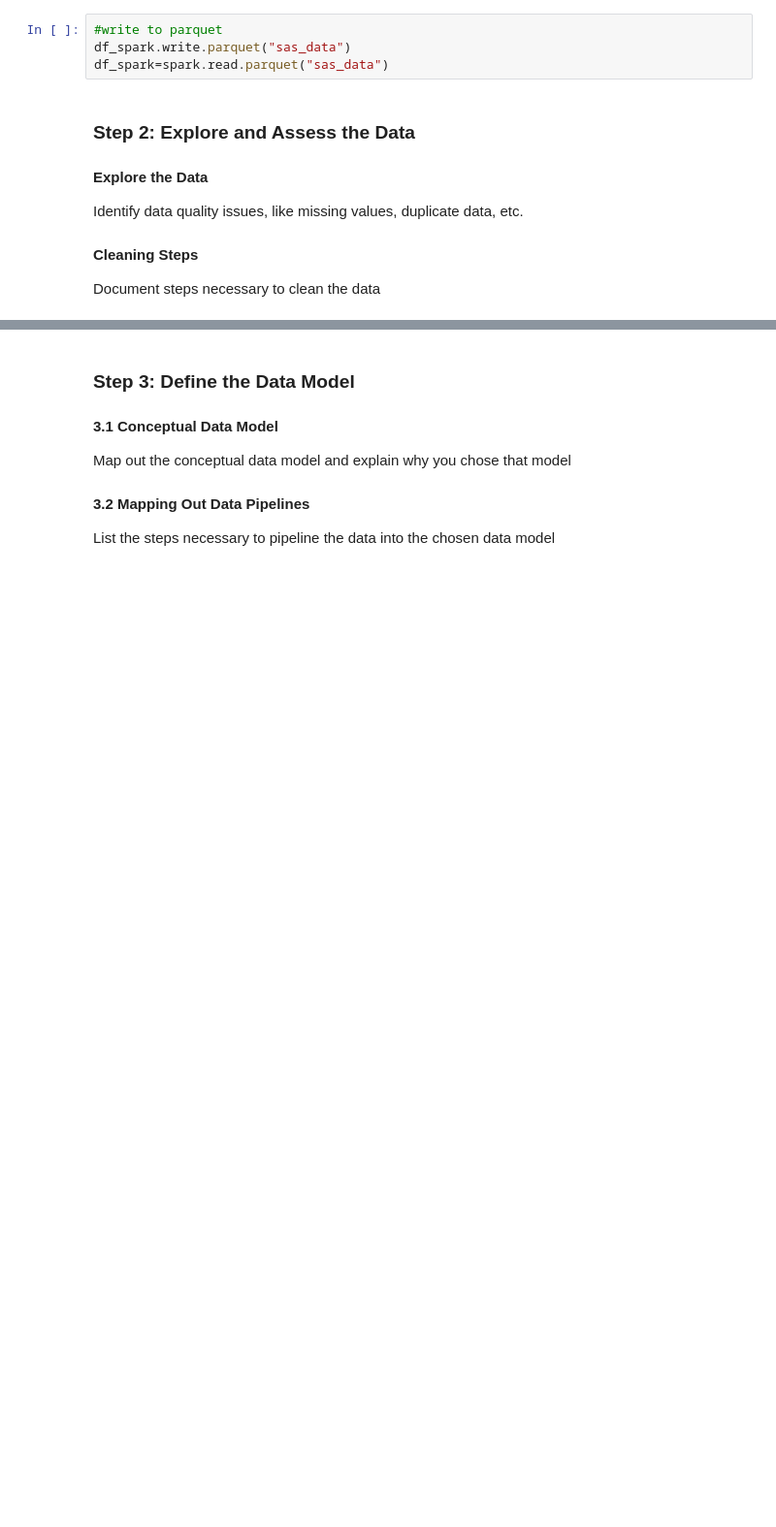
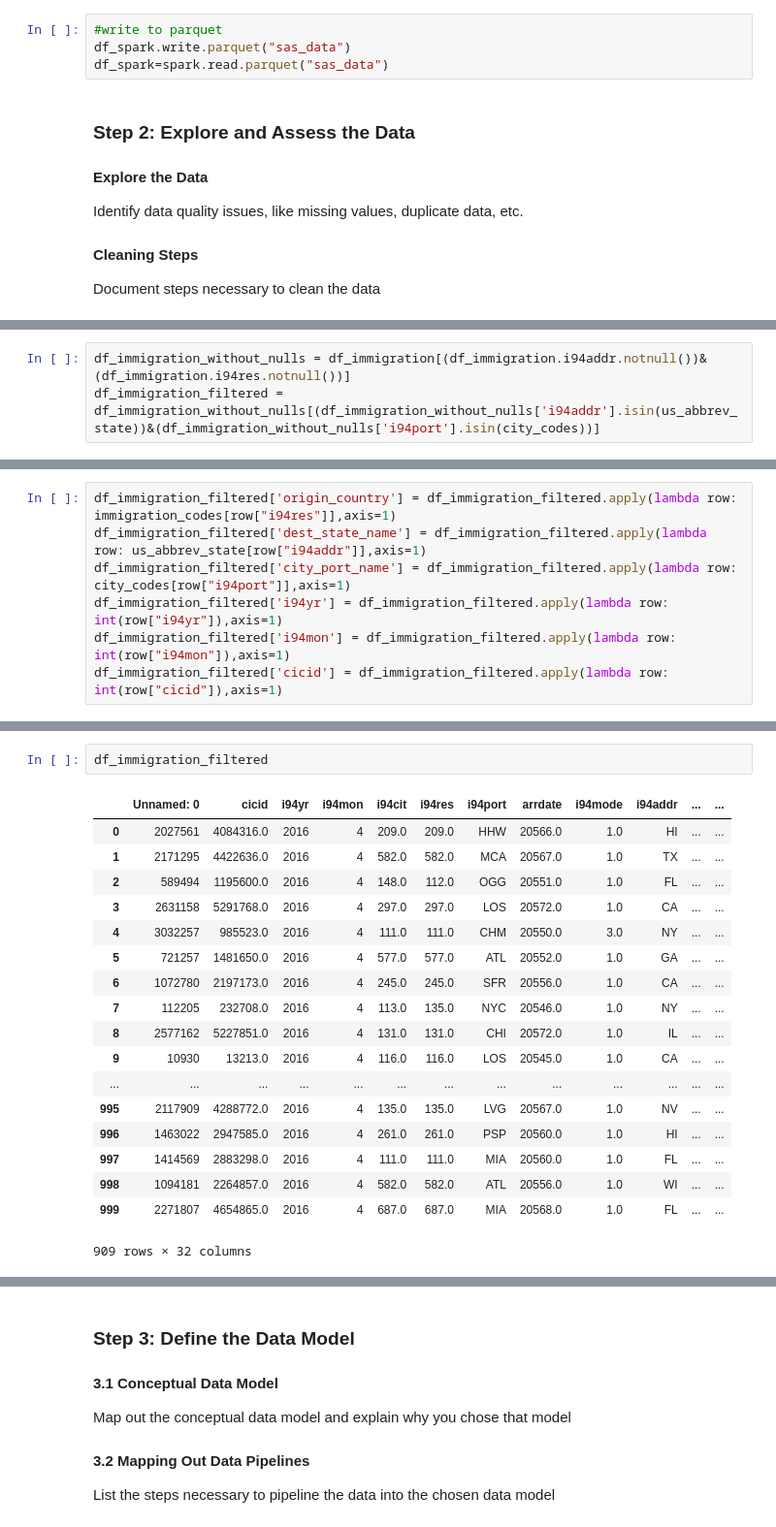
Before and after one commit to jlga94/dend-capstone, a Jupyter notebook: Capstone Project Template.ipynb, the cells around one changed output, grey strips where cells are left out. Shown at 97% size. Drawn from its saved outputs; the diff is of its cells as text; blank space fills up the shorter version.

```diff
--- a/Capstone Project Template.ipynb
+++ b/Capstone Project Template.ipynb
@@ -88,0 +792,3 @@ Document steps necessary to clean the data
+# %%
+df_immigration_without_nulls = df_immigration[(df_immigration.i94addr.notnull())&(df_immigration.i94res.notnull())]
+df_immigration_filtered = df_immigration_without_nulls[(df_immigration_without_nulls['i94addr'].isin(us_abbrev_state))&(df_immigration_without_nulls['i94port'].isin(city_codes))]
@@ -88,0 +1087,7 @@ Document steps necessary to clean the data
+# %%
+df_immigration_filtered['origin_country'] = df_immigration_filtered.apply(lambda row: immigration_codes[row["i94res"]],axis=1)
+df_immigration_filtered['dest_state_name'] = df_immigration_filtered.apply(lambda row: us_abbrev_state[row["i94addr"]],axis=1)
+df_immigration_filtered['city_port_name'] = df_immigration_filtered.apply(lambda row: city_codes[row["i94port"]],axis=1)
+df_immigration_filtered['i94yr'] = df_immigration_filtered.apply(lambda row: int(row["i94yr"]),axis=1)
+df_immigration_filtered['i94mon'] = df_immigration_filtered.apply(lambda row: int(row["i94mon"]),axis=1)
+df_immigration_filtered['cicid'] = df_immigration_filtered.apply(lambda row: int(row["cicid"]),axis=1)
@@ -88,0 +1112,21 @@ Document steps necessary to clean the data
+# %%
+df_immigration_filtered
+# %% [output]
+|  | Unnamed: 0 | cicid | i94yr | i94mon | i94cit | i94res | i94port | arrdate | i94mode | i94addr | ... | ... |
+| 0 | 2027561 | 4084316.0 | 2016 | 4 | 209.0 | 209.0 | HHW | 20566.0 | 1.0 | HI | ... | ... |
+| 1 | 2171295 | 4422636.0 | 2016 | 4 | 582.0 | 582.0 | MCA | 20567.0 | 1.0 | TX | ... | ... |
+| 2 | 589494 | 1195600.0 | 2016 | 4 | 148.0 | 112.0 | OGG | 20551.0 | 1.0 | FL | ... | ... |
+| 3 | 2631158 | 5291768.0 | 2016 | 4 | 297.0 | 297.0 | LOS | 20572.0 | 1.0 | CA | ... | ... |
+| 4 | 3032257 | 985523.0 | 2016 | 4 | 111.0 | 111.0 | CHM | 20550.0 | 3.0 | NY | ... | ... |
+| 5 | 721257 | 1481650.0 | 2016 | 4 | 577.0 | 577.0 | ATL | 20552.0 | 1.0 | GA | ... | ... |
+| 6 | 1072780 | 2197173.0 | 2016 | 4 | 245.0 | 245.0 | SFR | 20556.0 | 1.0 | CA | ... | ... |
+| 7 | 112205 | 232708.0 | 2016 | 4 | 113.0 | 135.0 | NYC | 20546.0 | 1.0 | NY | ... | ... |
+| 8 | 2577162 | 5227851.0 | 2016 | 4 | 131.0 | 131.0 | CHI | 20572.0 | 1.0 | IL | ... | ... |
+| 9 | 10930 | 13213.0 | 2016 | 4 | 116.0 | 116.0 | LOS | 20545.0 | 1.0 | CA | ... | ... |
+| ... | ... | ... | ... | ... | ... | ... | ... | ... | ... | ... | ... | ... |
+| 995 | 2117909 | 4288772.0 | 2016 | 4 | 135.0 | 135.0 | LVG | 20567.0 | 1.0 | NV | ... | ... |
+| 996 | 1463022 | 2947585.0 | 2016 | 4 | 261.0 | 261.0 | PSP | 20560.0 | 1.0 | HI | ... | ... |
+| 997 | 1414569 | 2883298.0 | 2016 | 4 | 111.0 | 111.0 | MIA | 20560.0 | 1.0 | FL | ... | ... |
+| 998 | 1094181 | 2264857.0 | 2016 | 4 | 582.0 | 582.0 | ATL | 20556.0 | 1.0 | WI | ... | ... |
+| 999 | 2271807 | 4654865.0 | 2016 | 4 | 687.0 | 687.0 | MIA | 20568.0 | 1.0 | FL | ... | ... |
+909 rows × 32 columns
```
Also changed, not shown: parts of 25 cells of this notebook.
